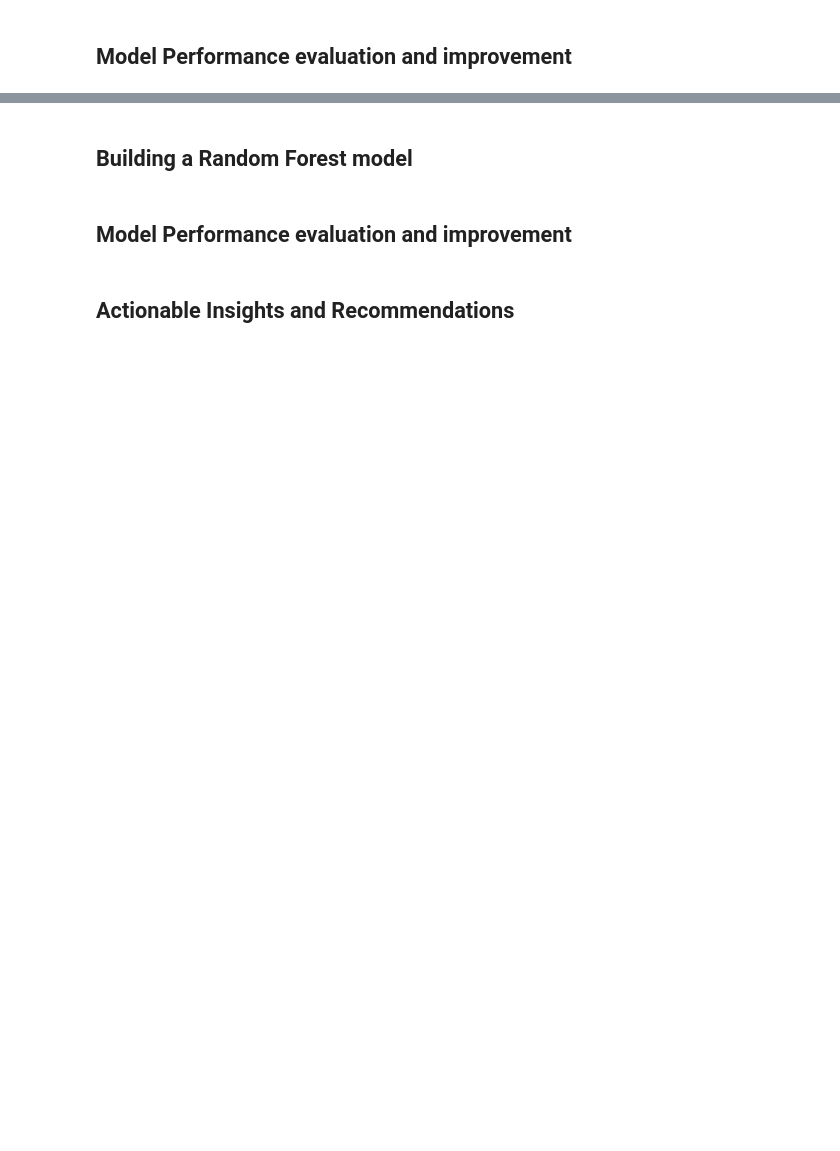
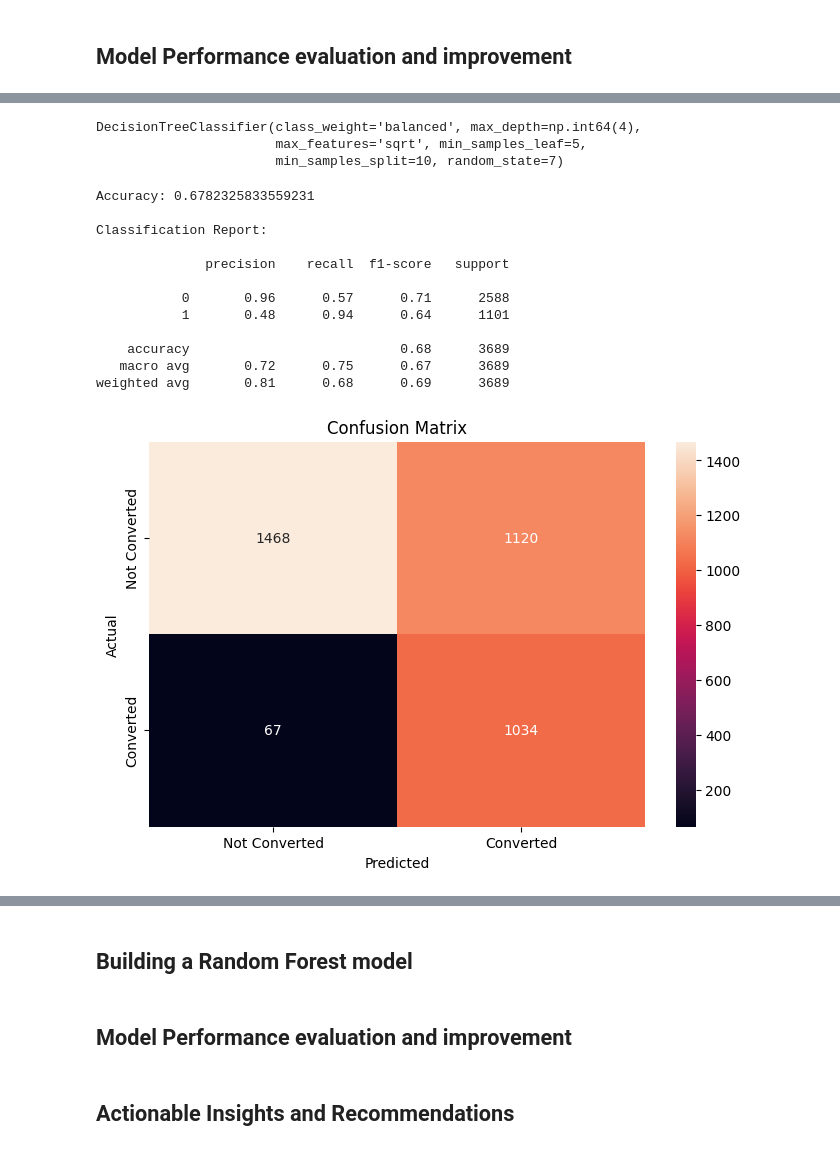
Before and after one commit to mikejoe144/MIT_Course_ElectiveProject, a Jupyter notebook: Learner Notebook - Full Code Version - Potential Customers Prediction.ipynb, the cells around one changed output, grey strips where cells are left out. Saved outputs shown, nothing was run; the diff lists cells and outputs as text; code cells hidden in the pictures; blank space fills up the shorter version.

```diff
--- a/Learner Notebook - Full Code Version - Potential Customers Prediction.ipynb
+++ b/Learner Notebook - Full Code Version - Potential Customers Prediction.ipynb
@@ -683,0 +787,55 @@ weighted avg       1.00      1.00      1.00      3689
+# %%
+from sklearn.tree import DecisionTreeClassifier
+from sklearn.model_selection import GridSearchCV
+from sklearn.metrics import make_scorer, recall_score
+
+# Step 1: Define the classifier
+# Use 'balanced' so the tree automatically adjusts weights for class imbalance
+d_tree = DecisionTreeClassifier(random_state=7, class_weight='balanced')
+
+# Step 2: Define the grid of hyperparameters to tune
+parameters = {
+    'max_depth': np.arange(2, 15),            # try deeper trees
+    'min_samples_leaf': [5, 10, 20, 25],      # prevent tiny leaves
+    'min_samples_split': [10, 20, 50],        # control splits
+    'max_features': [None, 'sqrt', 'log2']    # try different feature subsets
+}
+
+# Step 3: Define the scoring metric
+# We care about catching as many converters as possible → use recall for class 1
+scorer = make_scorer(recall_score, pos_label=1)
+
+# Step 4: Set up GridSearchCV with 5-fold stratified CV
+grid_obj = GridSearchCV(d_tree, parameters, scoring=scorer, cv=5, n_jobs=-1)  # n_jobs=-1 uses all cores
+
+# Step 5: Fit grid search to the training data
+grid_obj.fit(X_train, y_train)
+
+# Step 6: Extract the best estimator
+d_tree_tuned2 = grid_obj.best_estimator_
+
+# Step 7: (Optional) Fit the best model again
+d_tree_tuned2.fit(X_train, y_train)
+# %% [output]
+DecisionTreeClassifier(class_weight='balanced', max_depth=np.int64(4),
+                       max_features='sqrt', min_samples_leaf=5,
+                       min_samples_split=10, random_state=7)
+# %%
+# Checking performance on the training data
+y_pred_train3 = d_tree_tuned2.predict(X_train)
+
+metrics_score(y_train, y_pred_train3)
+# %% [output]
+Accuracy: 0.6782325833559231
+
+Classification Report:
+
+              precision    recall  f1-score   support
+
+           0       0.96      0.57      0.71      2588
+           1       0.48      0.94      0.64      1101
+
+    accuracy                           0.68      3689
+   macro avg       0.72      0.75      0.67      3689
+weighted avg       0.81      0.68      0.69      3689
+[figure, added]
```
Also changed, not shown: parts of 15 cells of this notebook.
